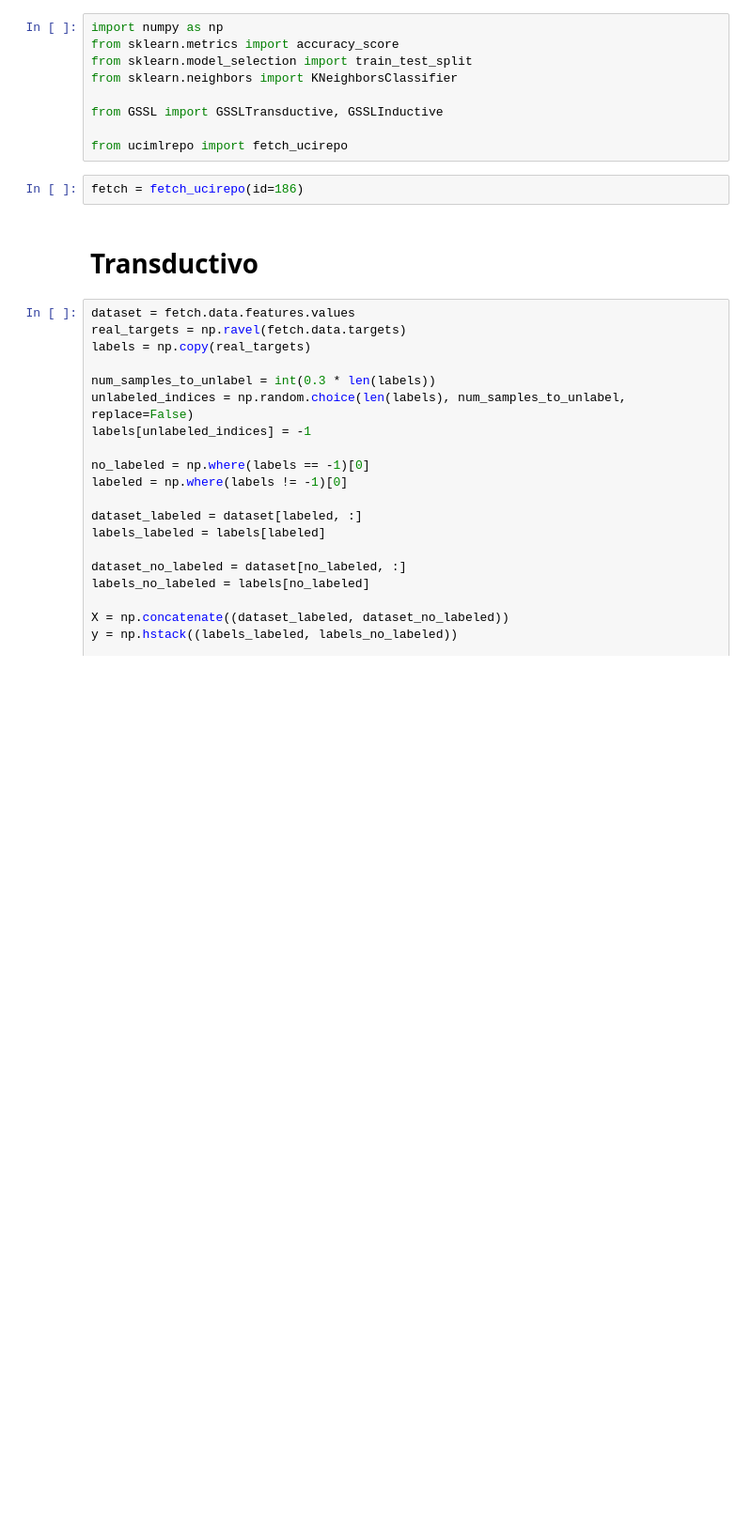
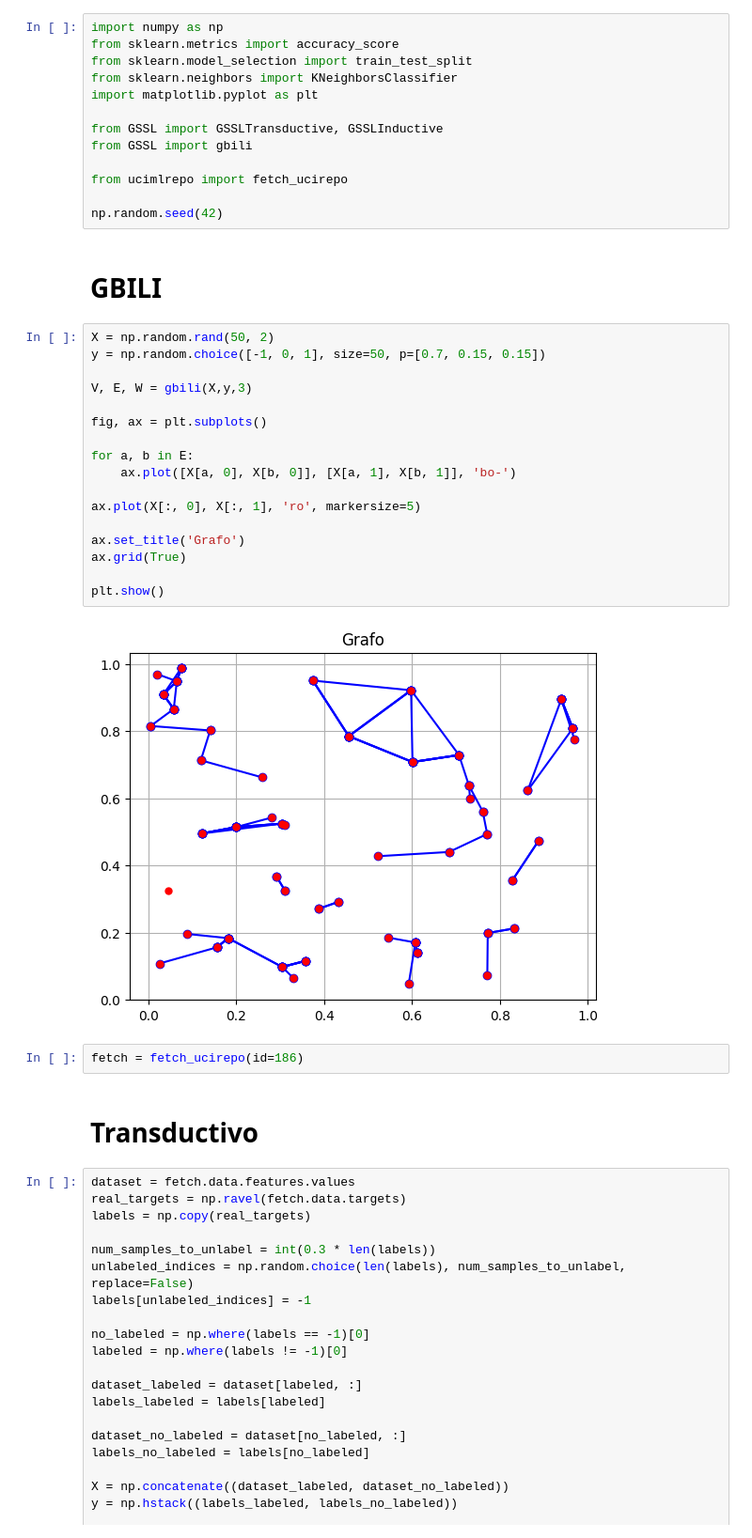
Before and after one commit to dmacha27/TFM-VIU, a Jupyter notebook: metodos/GSSL/check_gssl.ipynb, the cells around one changed output. Shown at 94% size. Saved outputs shown, nothing was run; the diff lists cells and outputs as text; blank space fills up the shorter version.

Commit message:
Terminar GBILI
Se debe probar para la inferencia, pero genera grafos con bastante sentido.

```diff
--- a/metodos/GSSL/check_gssl.ipynb
+++ b/metodos/GSSL/check_gssl.ipynb
@@ -3,10 +3,35 @@ import numpy as np
 from sklearn.metrics import accuracy_score
 from sklearn.model_selection import train_test_split
 from sklearn.neighbors import KNeighborsClassifier
+import matplotlib.pyplot as plt
 
 from GSSL import GSSLTransductive, GSSLInductive
+from GSSL import gbili
 
 from ucimlrepo import fetch_ucirepo
+
+np.random.seed(42)
+# %% [markdown]
+ # GBILI
+# %%
+X = np.random.rand(50, 2)
+y = np.random.choice([-1, 0, 1], size=50, p=[0.7, 0.15, 0.15])
+
+V, E, W = gbili(X,y,3)
+
+fig, ax = plt.subplots()
+
+for a, b in E:
+    ax.plot([X[a, 0], X[b, 0]], [X[a, 1], X[b, 1]], 'bo-')
+
+ax.plot(X[:, 0], X[:, 1], 'ro', markersize=5)
+
+ax.set_title('Grafo')
+ax.grid(True)
+
+plt.show()
+# %% [output]
+[figure, added]
 # %%
 fetch = fetch_ucirepo(id=186)
 # %% [markdown]
```
Also changed, not shown: parts of 1 cell of this notebook, 2 other files.
